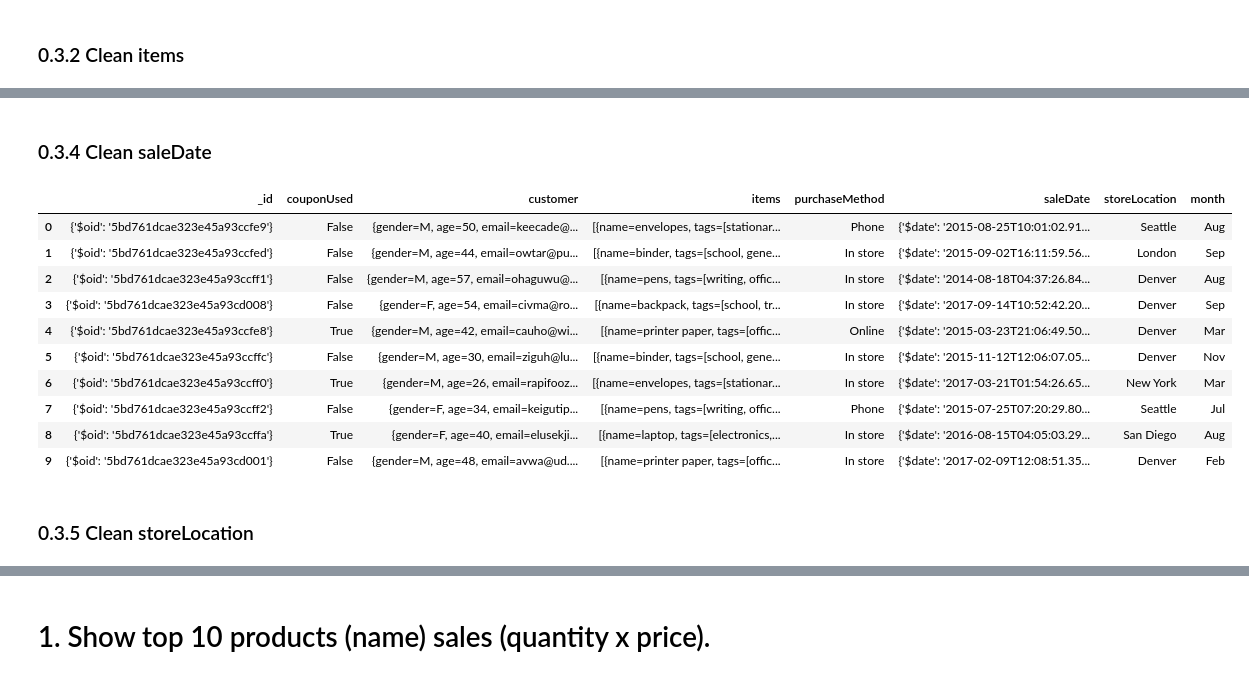
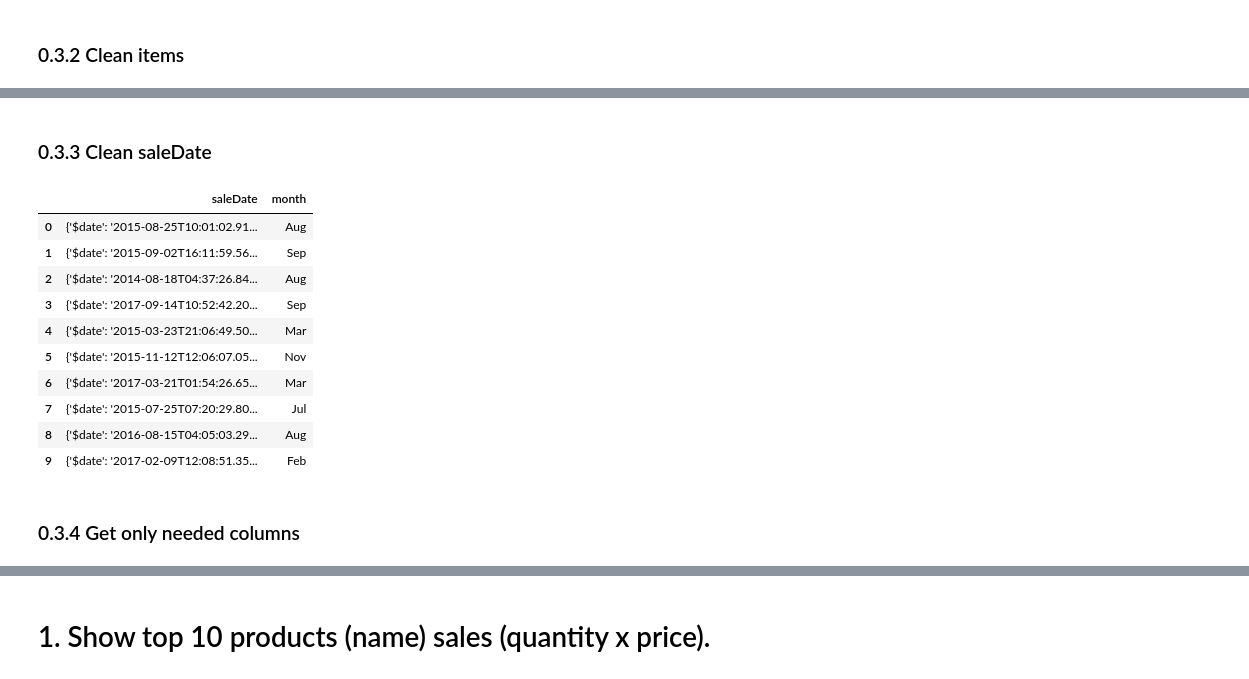
Before and after one commit to ThanaritKanjanametawatAU/CSX4205-Project3, a Jupyter notebook: Project3-Data-Analysis.ipynb, the cells around one changed output, grey strips where cells are left out. Saved outputs shown, nothing was run; the diff lists cells and outputs as text; code cells hidden in the pictures.

```diff
--- a/Project3-Data-Analysis.ipynb
+++ b/Project3-Data-Analysis.ipynb
@@ -117,12 +125,14 @@ print((sales_df['customer'][0].replace("=", "':'").replace(", ", "', '").replace
 # %%
 def getGender(customer):
-    customer_dict = eval(customer.replace("=", "':'").replace(", ", "', '").replace("}", "'}").replace("{", "{'"))
-    return customer_dict["gender"]
-
+    gender = customer["gender"]
+    if gender == "M":
+        return "Male"
+    elif gender == "F":
+        return "Female"
+    else:
+        return "Other"
 def getSatisfaction(customer):
-    customer_dict = eval(customer.replace("=", "':'").replace(", ", "', '").replace("}", "'}").replace("{", "{'"))
-    return customer_dict["satisfaction"]
-
+    return customer["satisfaction"]
 
 sales_df["gender"] = sales_df["customer"].apply(getGender)
 sales_df["satisfaction"] = sales_df["customer"].apply(getSatisfaction)
@@ -154,0 +154,16 @@ print((sales_df['items'][0].replace("=", "':'").replace(", ", "', '").replace("}
+# %%
+def getItemList(items):
+    item_list = []
+    for item in items:
+        item_list.append((item["name"], float(item["price"]["$numberDecimal"]) * item["quantity"]))
+    return item_list
+
+def getTotalPrice(items):
+    total_price = 0
+    for item in items:
+        total_price += float(item["price"]["$numberDecimal"]) * item["quantity"]
+    return total_price
+
+sales_df["item_list"] = sales_df["items"].apply(getItemList)
+sales_df["total_price"] = sales_df["items"].apply(getTotalPrice)
+sales_df[["items", "item_list", "total_price"]].head(10)
@@ -155,26 +182,26 @@ print((sales_df['items'][0].replace("=", "':'").replace(", ", "', '").replace("}
 # %% [markdown]
-### 0.3.4 Clean saleDate
+### 0.3.3 Clean saleDate
 # %%
 def getSaleDate(date_dict):
     date_value = date_dict['$date']
     date_object = pd.to_datetime(date_value)
     # %b is for "abbreviated month name"
     return date_object.strftime('%b')
 
 # Apply the custom function to the DataFrame
 sales_df['month'] = sales_df['saleDate'].apply(getSaleDate)
-sales_df.head(10)
+sales_df[["saleDate", "month"]].head(10)
 # %% [output]
-|  | _id | couponUsed | customer | items | purchaseMethod | saleDate | storeLocation | month |
-| 0 | {'$oid': '5bd761dcae323e45a93ccfe9'} | False | {gender=M, age=50, email=keecade@... | [{name=envelopes, tags=[stationar... | Phone | {'$date': '2015-08-25T10:01:02.91... | Seattle | Aug |
-| 1 | {'$oid': '5bd761dcae323e45a93ccfed'} | False | {gender=M, age=44, email=owtar@pu... | [{name=binder, tags=[school, gene... | In store | {'$date': '2015-09-02T16:11:59.56... | London | Sep |
-| 2 | {'$oid': '5bd761dcae323e45a93ccff1'} | False | {gender=M, age=57, email=ohaguwu@... | [{name=pens, tags=[writing, offic... | In store | {'$date': '2014-08-18T04:37:26.84... | Denver | Aug |
-| 3 | {'$oid': '5bd761dcae323e45a93cd008'} | False | {gender=F, age=54, email=civma@ro... | [{name=backpack, tags=[school, tr... | In store | {'$date': '2017-09-14T10:52:42.20... | Denver | Sep |
-| 4 | {'$oid': '5bd761dcae323e45a93ccfe8'} | True | {gender=M, age=42, email=cauho@wi... | [{name=printer paper, tags=[offic... | Online | {'$date': '2015-03-23T21:06:49.50... | Denver | Mar |
-| 5 | {'$oid': '5bd761dcae323e45a93ccffc'} | False | {gender=M, age=30, email=ziguh@lu... | [{name=binder, tags=[school, gene... | In store | {'$date': '2015-11-12T12:06:07.05... | Denver | Nov |
-| 6 | {'$oid': '5bd761dcae323e45a93ccff0'} | True | {gender=M, age=26, email=rapifooz... | [{name=envelopes, tags=[stationar... | In store | {'$date': '2017-03-21T01:54:26.65... | New York | Mar |
-| 7 | {'$oid': '5bd761dcae323e45a93ccff2'} | False | {gender=F, age=34, email=keigutip... | [{name=pens, tags=[writing, offic... | Phone | {'$date': '2015-07-25T07:20:29.80... | Seattle | Jul |
-| 8 | {'$oid': '5bd761dcae323e45a93ccffa'} | True | {gender=F, age=40, email=elusekji... | [{name=laptop, tags=[electronics,... | In store | {'$date': '2016-08-15T04:05:03.29... | San Diego | Aug |
-| 9 | {'$oid': '5bd761dcae323e45a93cd001'} | False | {gender=M, age=48, email=avwa@ud.... | [{name=printer paper, tags=[offic... | In store | {'$date': '2017-02-09T12:08:51.35... | Denver | Feb |
+|  | saleDate | month |
+| 0 | {'$date': '2015-08-25T10:01:02.91... | Aug |
+| 1 | {'$date': '2015-09-02T16:11:59.56... | Sep |
+| 2 | {'$date': '2014-08-18T04:37:26.84... | Aug |
+| 3 | {'$date': '2017-09-14T10:52:42.20... | Sep |
+| 4 | {'$date': '2015-03-23T21:06:49.50... | Mar |
+| 5 | {'$date': '2015-11-12T12:06:07.05... | Nov |
+| 6 | {'$date': '2017-03-21T01:54:26.65... | Mar |
+| 7 | {'$date': '2015-07-25T07:20:29.80... | Jul |
+| 8 | {'$date': '2016-08-15T04:05:03.29... | Aug |
+| 9 | {'$date': '2017-02-09T12:08:51.35... | Feb |
-# %% [markdown]
-### 0.3.5 Clean storeLocation
+# %% [markdown]
+### 0.3.4 Get only needed columns
```
Also changed, not shown: parts of 37 cells of this notebook.
